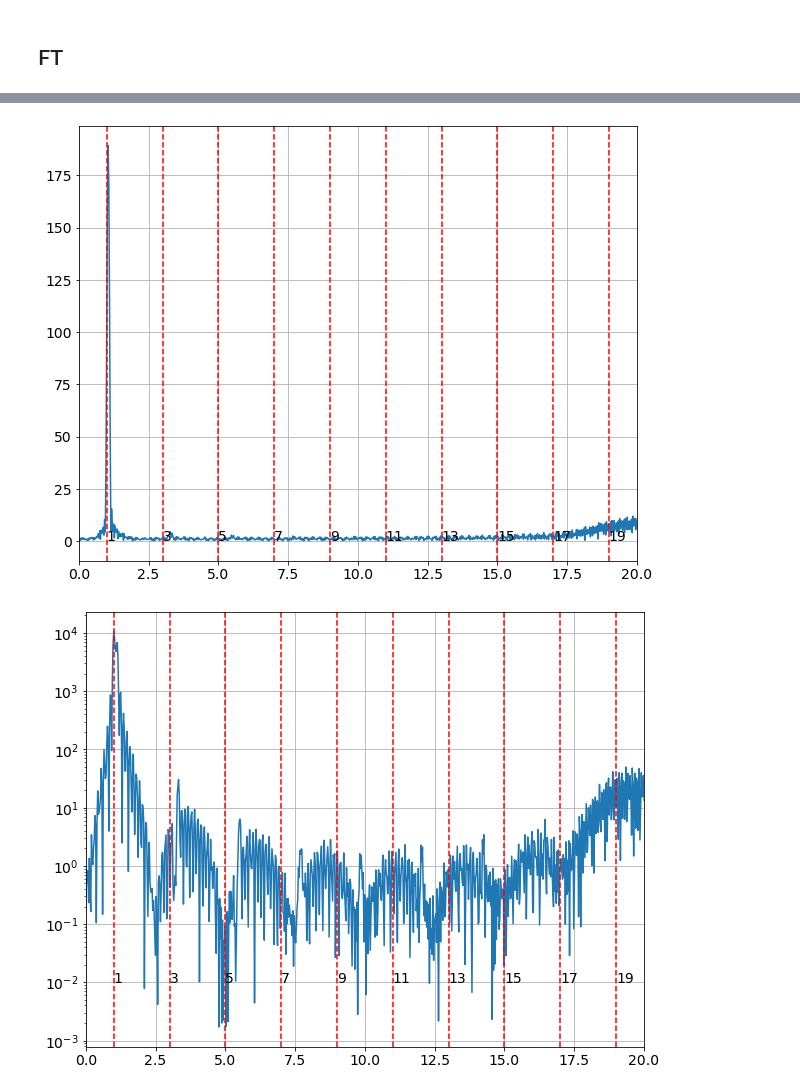
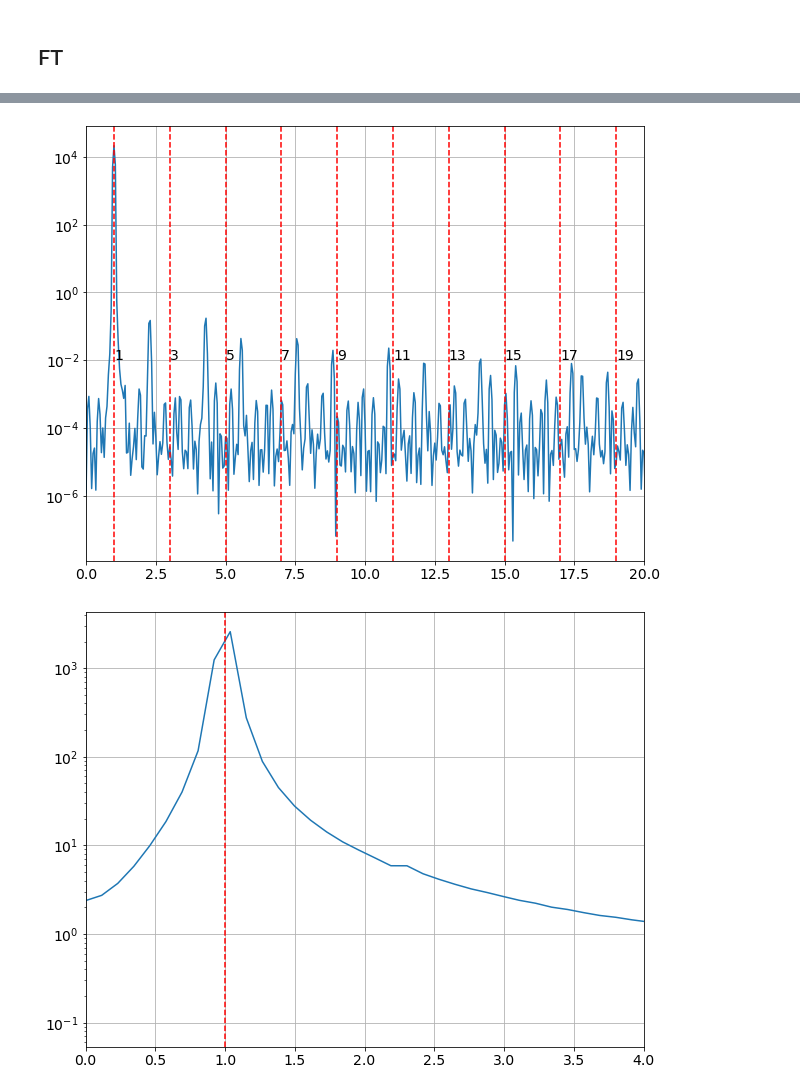
Before and after one commit to Hari31416/MSc_Project, a Jupyter notebook: EPOCH/High_Harmonic_Generation/before.ipynb, the cells around one changed output, grey strips where cells are left out. Saved outputs shown, nothing was run; the diff lists cells and outputs as text; code cells hidden in the pictures.

```diff
--- a/EPOCH/High_Harmonic_Generation/before.ipynb
+++ b/EPOCH/High_Harmonic_Generation/before.ipynb
@@ -51,6 +109,5 @@ dt_min*1e15
 # %%
-dt = 0.08e-15
-f_max = 1/dt
+f_max = 1/(DT)
 omega_max = 2*np.pi*f_max
 omega_max/omega0
 # %% [output]
@@ -58,4 +117,5 @@ omega_max/omega0
 # %%
-all_files = glob.glob("before/*sdf")
-len(all_files)
+ALL_FILES = glob.glob(f"{DATA_DIR}/*sdf")
+ALL_FILES.sort()
+len(ALL_FILES)
 # %% [output]
@@ -75,3 +150,5 @@ plt.ylabel("$E/E_r$");
+# %%
+data = sdf.read(ALL_FILES[100])
 # %%
 plt.plot(X, data.Derived_Number_Density_Electron.data/nc)
 plt.xlabel("X")
@@ -98,13 +175,13 @@ plt.show()
 # %%
-Et0 = np.zeros(len(all_files))
-Et1 = np.zeros(len(all_files))
-Et2 = np.zeros(len(all_files))
-d = np.zeros((len(all_files), NX))
-for i in range(len(all_files)):
-    data = sdf.read(all_files[i])
+Et0 = np.zeros(len(ALL_FILES))
+Et1 = np.zeros(len(ALL_FILES))
+Et2 = np.zeros(len(ALL_FILES))
+d = np.zeros((len(ALL_FILES), NX))
+for i in range(len(ALL_FILES)):
+    data = sdf.read(ALL_FILES[i])
     ey = data.Electric_Field_Ey.data
-    Et0[i] = ey[100]
-    Et1[i] = ey[4000]
-    Et2[i] = ey[12000]
+    Et0[i] = ey[1]
+    # Et1[i] = ey[4000]
+    # Et2[i] = ey[12000]
     d[i] = data.Derived_Number_Density_Electron.data
 # %%
@@ -186,6 +274,6 @@ omega_max/omega0
 # %%
-plt.plot(omega/omega0, 2*y0_f)
-# plt.yscale("log")
+plt.plot(omega/omega0, 2*y0_f**2)
+plt.yscale("log")
 points = np.arange(1,21,2)
 for p in points:
     plt.axvline(p, color="red", linestyle="--")
@@ -193,15 +281,20 @@ for p in points:
 plt.xlim(0,20)
 plt.grid()
 # %% [output]
-[figure, old version]
+[figure, new version]
 # %%
-plt.plot(omega/omega0, 2*(y1_f)**2)
+half = int(len(ALL_FILES)/2.3)
+y0half = np.fft.fft(Et0[:half])
+y0half_f = np.abs(np.fft.fftshift(y0half))/Er
+omega = np.linspace(-omega_max/2, omega_max/2, half)
+plt.plot(omega/omega0, 2*np.square(y0half_f))
 plt.yscale("log")
-points = np.arange(1,21,2)
-for p in points:
-    plt.axvline(p, color="red", linestyle="--")
-    plt.annotate(f"{p}", (p, 1e-2))
-plt.xlim(0,20)
+# points = np.arange(1,21,2)
+# for p in points:
+    # plt.axvline(p, color="red", linestyle="--")
+    # plt.annotate(f"{p}", (p, 1e-2))
+plt.axvline(1, color="red", linestyle="--")
+plt.xlim(0,4)
 plt.grid()
 # %% [output]
-[figure, old version]
+[figure, new version]
```
Also changed, not shown: parts of 48 cells of this notebook, 21 other files.
